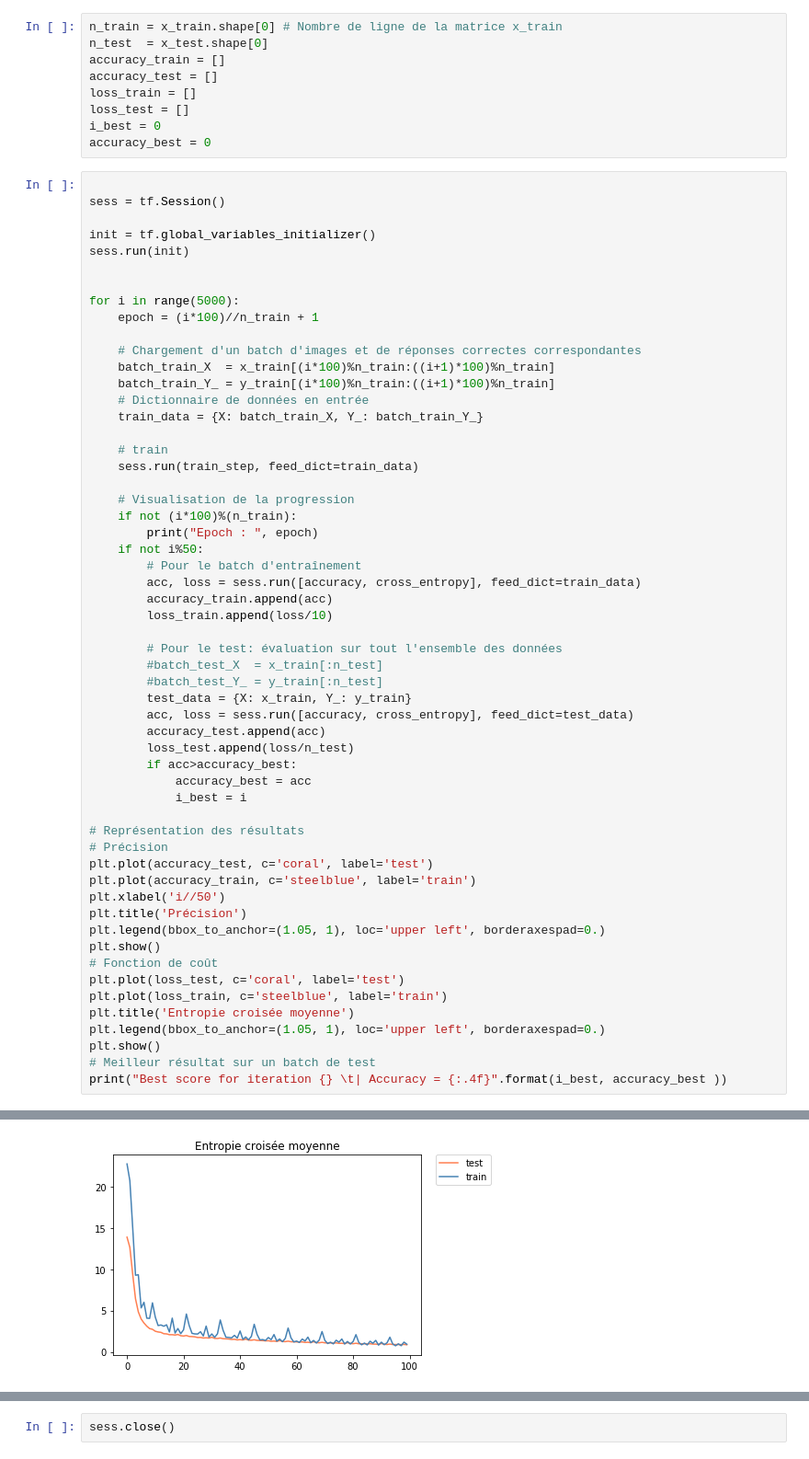
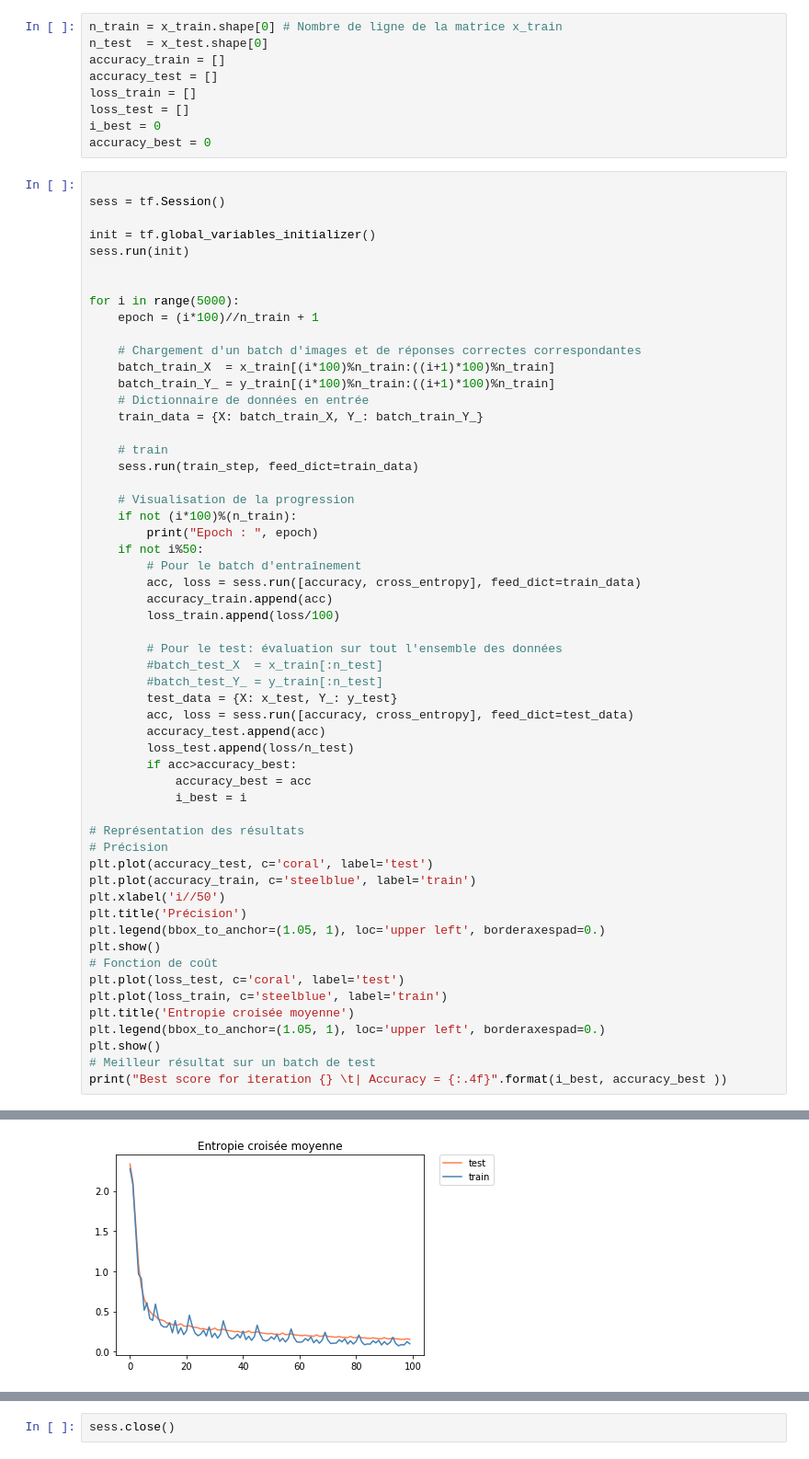
Before and after one commit to neodelphis/tensorflow-without-a-phd-french, a Jupyter notebook: mnist_4_sigmoid.ipynb, the cells around one changed output, grey strips where cells are left out. Shown at 92% size. Saved outputs shown, nothing was run; the diff lists cells and outputs as text.

```diff
--- a/mnist_4_sigmoid.ipynb
+++ b/mnist_4_sigmoid.ipynb
@@ -126,12 +126,12 @@ for i in range(5000):
         # Pour le batch d'entraînement
         acc, loss = sess.run([accuracy, cross_entropy], feed_dict=train_data)
         accuracy_train.append(acc)
-        loss_train.append(loss/10)
+        loss_train.append(loss/100)
 
         # Pour le test: évaluation sur tout l'ensemble des données
         #batch_test_X  = x_train[:n_test]
         #batch_test_Y_ = y_train[:n_test]
-        test_data = {X: x_train, Y_: y_train}
+        test_data = {X: x_test, Y_: y_test}
         acc, loss = sess.run([accuracy, cross_entropy], feed_dict=test_data)
         accuracy_test.append(acc)
         loss_test.append(loss/n_test)
@@ -169 +169 @@ Epoch :  9
-[figure, old version]
+[figure, new version]
```
Also changed, not shown: parts of 2 cells of this notebook, 2 other files.
